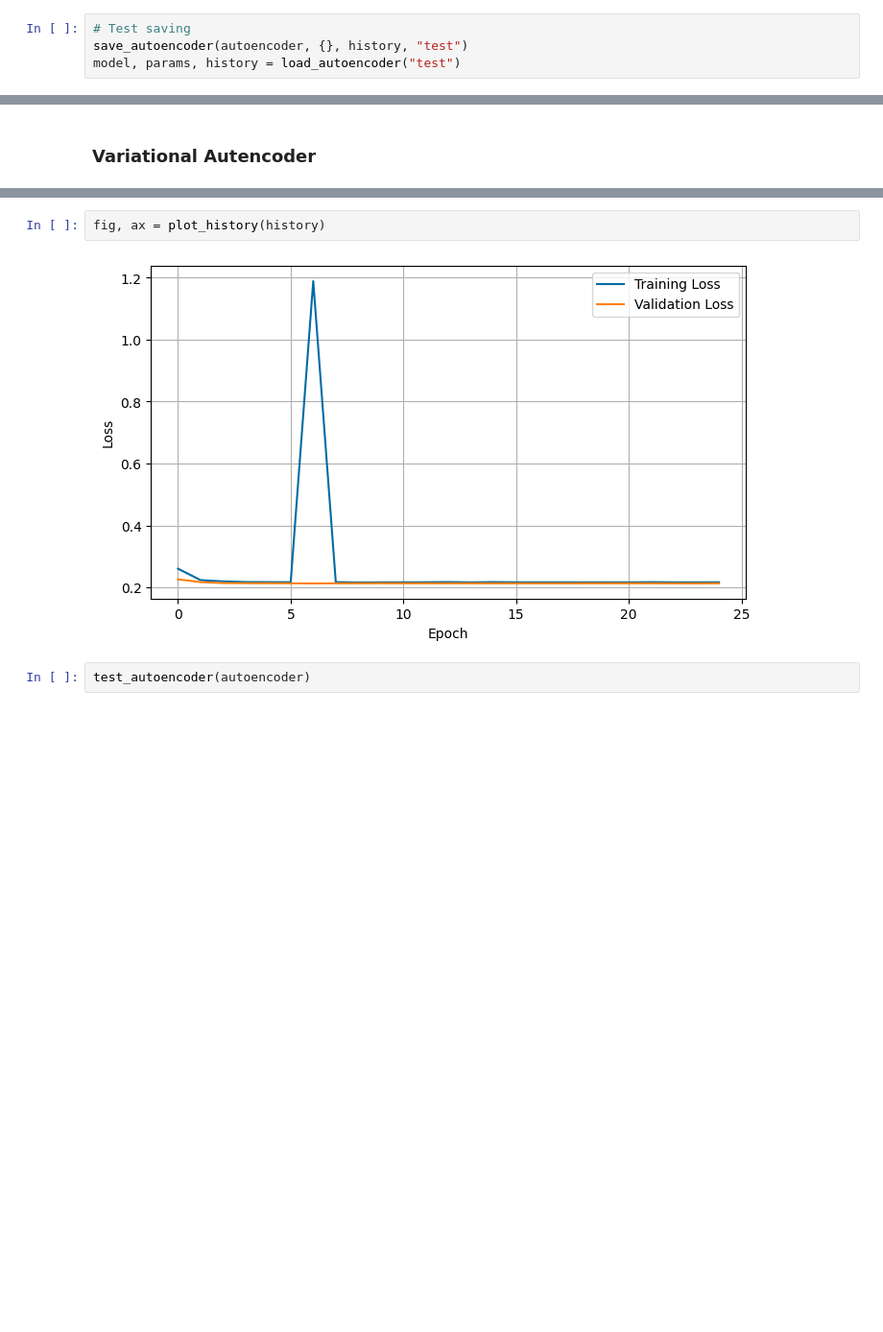
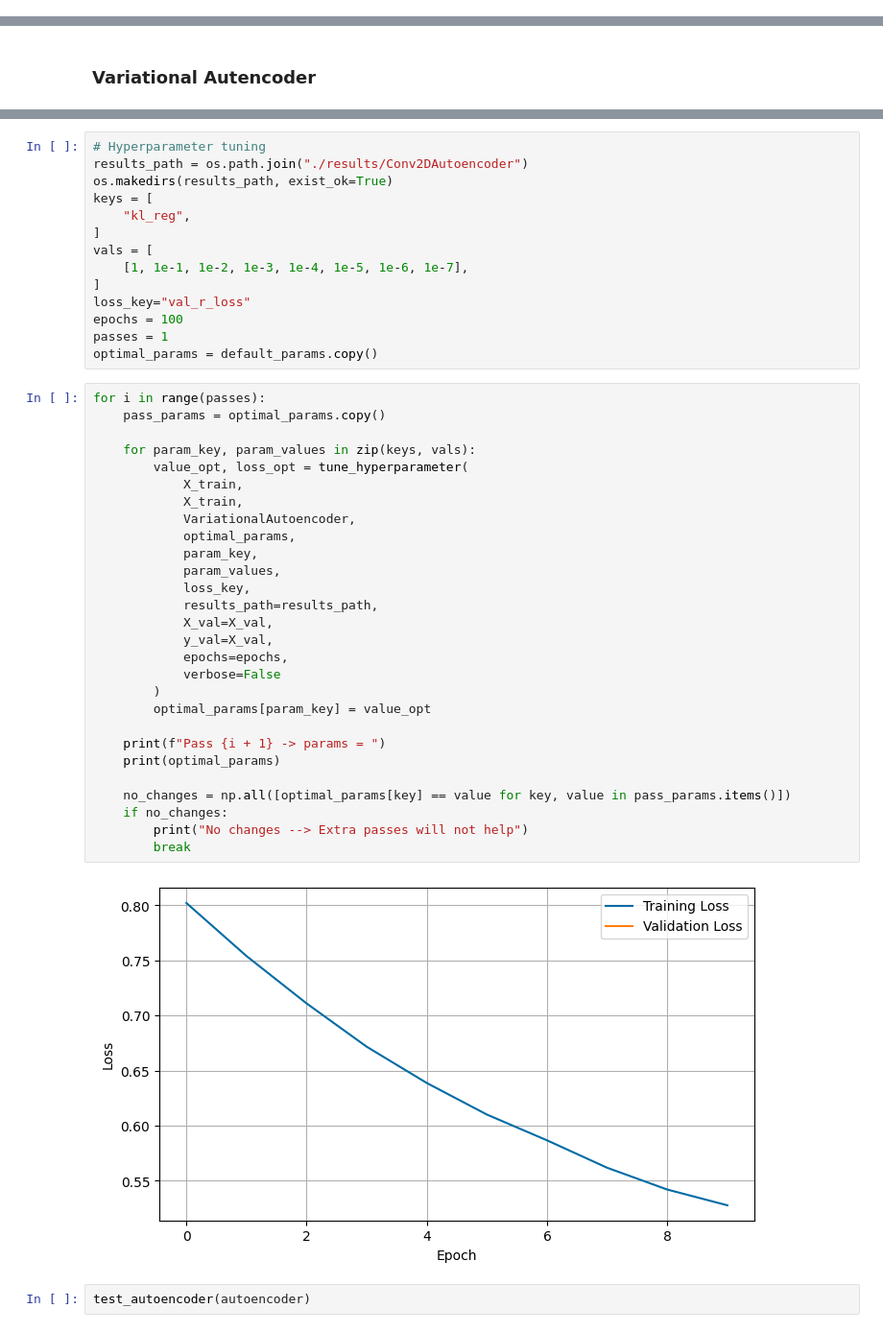
Before and after one commit to FlorSanders/AutoStyleTransfer, a Jupyter notebook: autencoders.ipynb, the cells around one changed output, grey strips where cells are left out. Shown at 96% size. Drawn from its saved outputs; the diff is of its cells as text; blank space fills up the shorter version.

Commit message:
Implement hyperparameter tuning

```diff
--- a/autencoders.ipynb
+++ b/autencoders.ipynb
@@ -330,4 +310,0 @@ _________________________________________________________________
-# %%
-# Test saving
-save_autoencoder(autoencoder, {}, history, "test")
-model, params, history = load_autoencoder("test")
@@ -550,8 +622,48 @@ Epoch 1/25
 KeyboardInterrupt:
-# %%
-fig, ax = plot_history(history)
-# %% [output]
-[figure, removed]
+# %%
+# Hyperparameter tuning
+results_path = os.path.join("./results/Conv2DAutoencoder")
+os.makedirs(results_path, exist_ok=True)
+keys = [
+    "kl_reg",
+]
+vals = [
+    [1, 1e-1, 1e-2, 1e-3, 1e-4, 1e-5, 1e-6, 1e-7],
+]
+loss_key="val_r_loss"
+epochs = 100
+passes = 1
+optimal_params = default_params.copy()
+# %%
+for i in range(passes):
+    pass_params = optimal_params.copy()
+
+    for param_key, param_values in zip(keys, vals):
+        value_opt, loss_opt = tune_hyperparameter(
+            X_train,
+            X_train,
+            VariationalAutoencoder,
+            optimal_params,
+            param_key,
+            param_values,
+            loss_key,
+            results_path=results_path,
+            X_val=X_val,
+            y_val=X_val,
+            epochs=epochs,
+            verbose=False
+        )
+        optimal_params[param_key] = value_opt
+
+    print(f"Pass {i + 1} -> params = ")
+    print(optimal_params)
+
+    no_changes = np.all([optimal_params[key] == value for key, value in pass_params.items()])
+    if no_changes:
+        print("No changes --> Extra passes will not help")
+        break
+# %% [output]
+[figure, added]
 # %%
 test_autoencoder(autoencoder)
 # %% [output]
```
Also changed, not shown: parts of 20 cells of this notebook, 2 other files.
